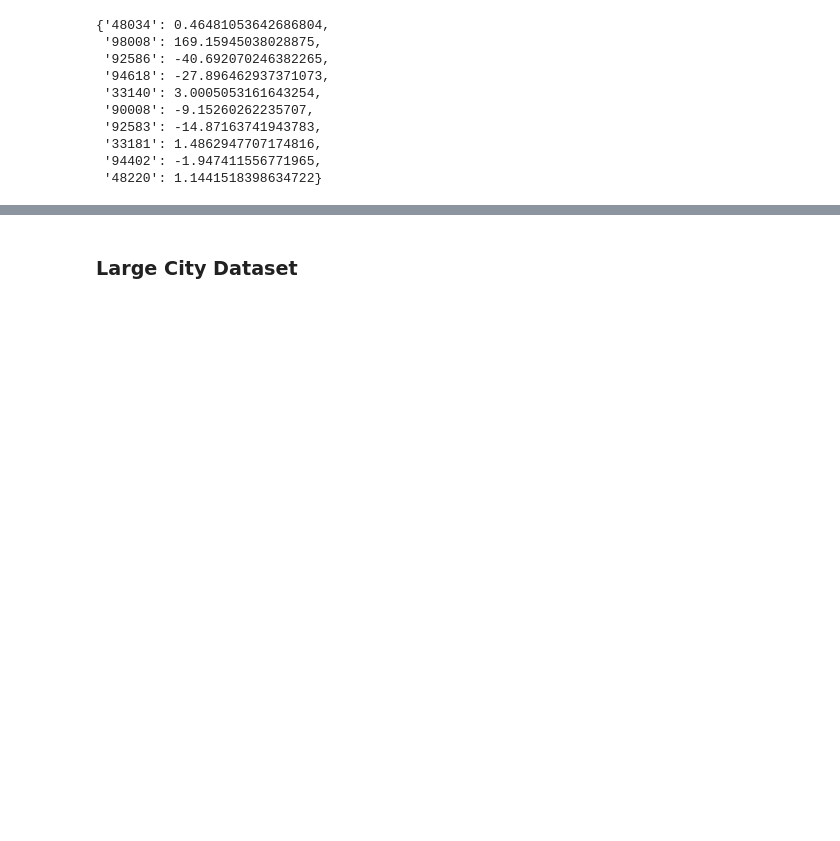
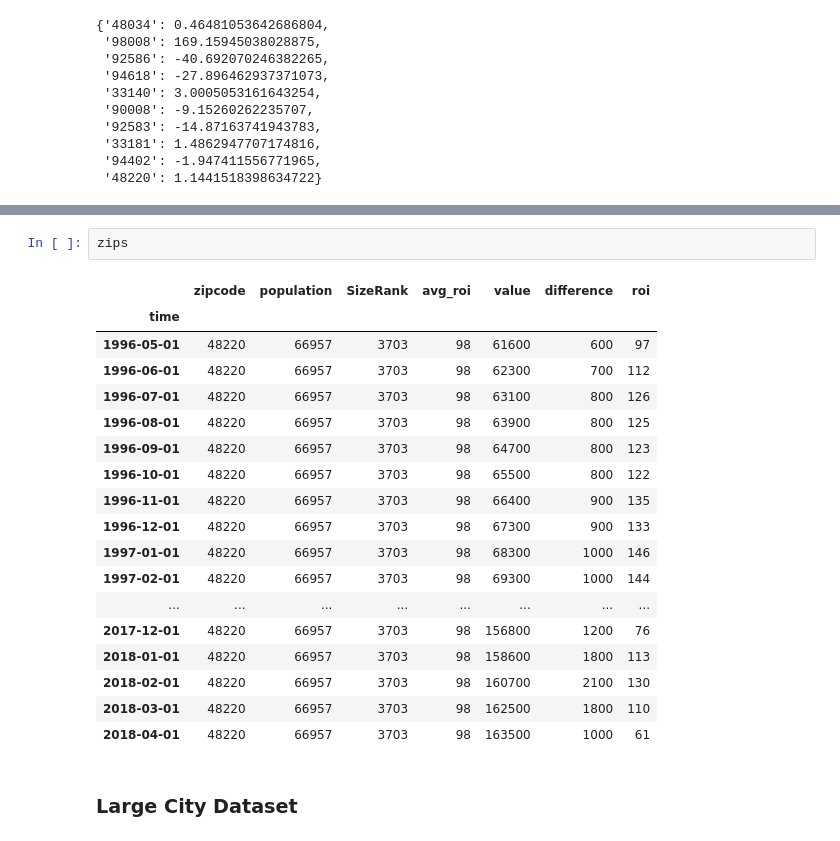
Before and after one commit to alexiskedo/Forecasting-Zillow-Home-Values, a Jupyter notebook: Real Estate Time Series Analysis.ipynb, the cells around one changed output, grey strips where cells are left out. Cells and saved outputs as stored; diff of their text form; blank space fills up the shorter version.

```diff
--- a/Real Estate Time Series Analysis.ipynb
+++ b/Real Estate Time Series Analysis.ipynb
@@ -953,3 +1012,24 @@ dense_zip_predictions
+# %%
+zips
+# %% [output]
+|  | zipcode | population | SizeRank | avg_roi | value | difference | roi |
+| time |  |  |  |  |  |  |  |
+| 1996-05-01 | 48220 | 66957 | 3703 | 98 | 61600 | 600 | 97 |
+| 1996-06-01 | 48220 | 66957 | 3703 | 98 | 62300 | 700 | 112 |
+| 1996-07-01 | 48220 | 66957 | 3703 | 98 | 63100 | 800 | 126 |
+| 1996-08-01 | 48220 | 66957 | 3703 | 98 | 63900 | 800 | 125 |
+| 1996-09-01 | 48220 | 66957 | 3703 | 98 | 64700 | 800 | 123 |
+| 1996-10-01 | 48220 | 66957 | 3703 | 98 | 65500 | 800 | 122 |
+| 1996-11-01 | 48220 | 66957 | 3703 | 98 | 66400 | 900 | 135 |
+| 1996-12-01 | 48220 | 66957 | 3703 | 98 | 67300 | 900 | 133 |
+| 1997-01-01 | 48220 | 66957 | 3703 | 98 | 68300 | 1000 | 146 |
+| 1997-02-01 | 48220 | 66957 | 3703 | 98 | 69300 | 1000 | 144 |
+| ... | ... | ... | ... | ... | ... | ... | ... |
+| 2017-12-01 | 48220 | 66957 | 3703 | 98 | 156800 | 1200 | 76 |
+| 2018-01-01 | 48220 | 66957 | 3703 | 98 | 158600 | 1800 | 113 |
+| 2018-02-01 | 48220 | 66957 | 3703 | 98 | 160700 | 2100 | 130 |
+| 2018-03-01 | 48220 | 66957 | 3703 | 98 | 162500 | 1800 | 110 |
+| 2018-04-01 | 48220 | 66957 | 3703 | 98 | 163500 | 1000 | 61 |
 # %% [markdown]
 ### Large City Dataset
 # %%
```
Also changed, not shown: parts of 48 cells of this notebook.
